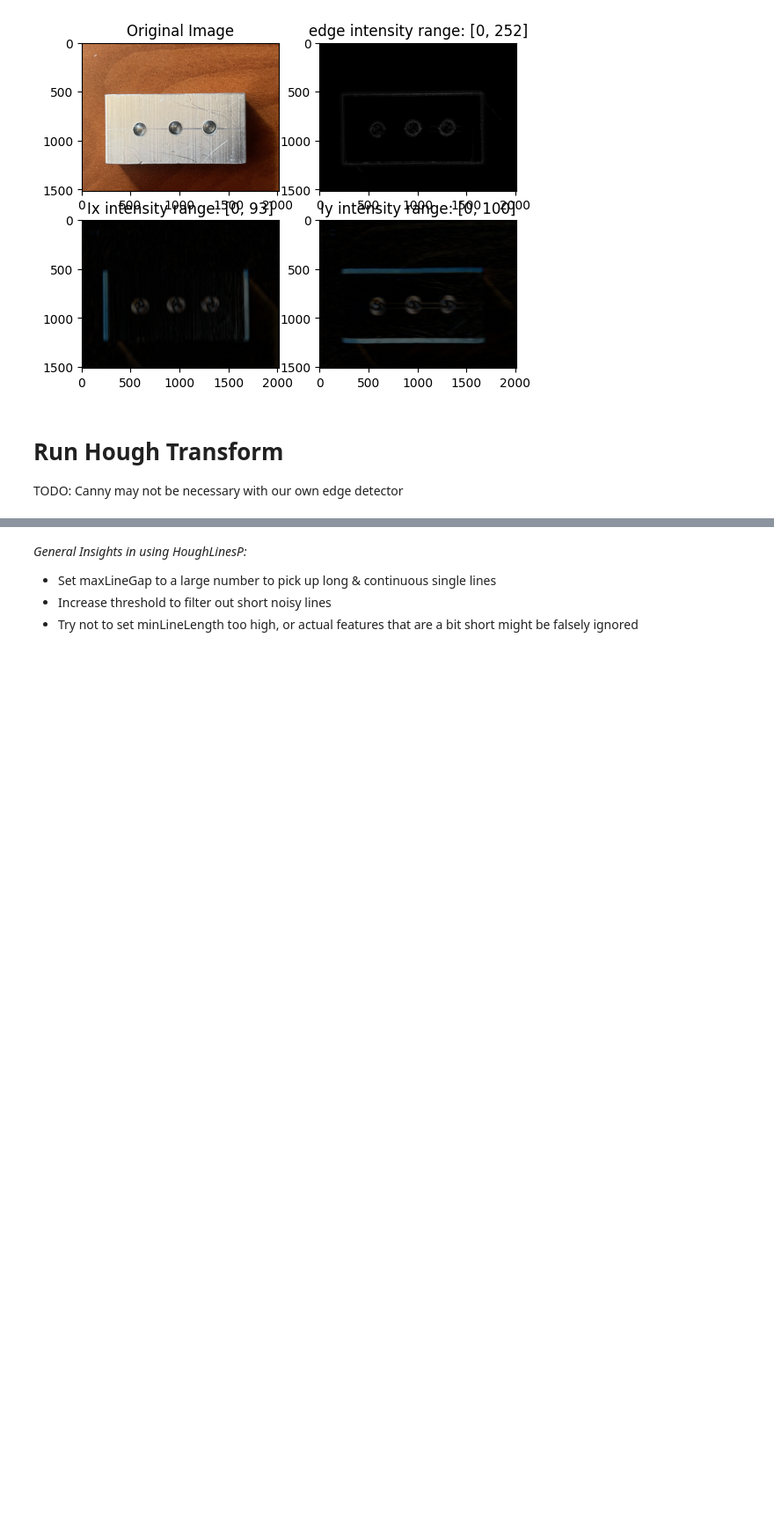
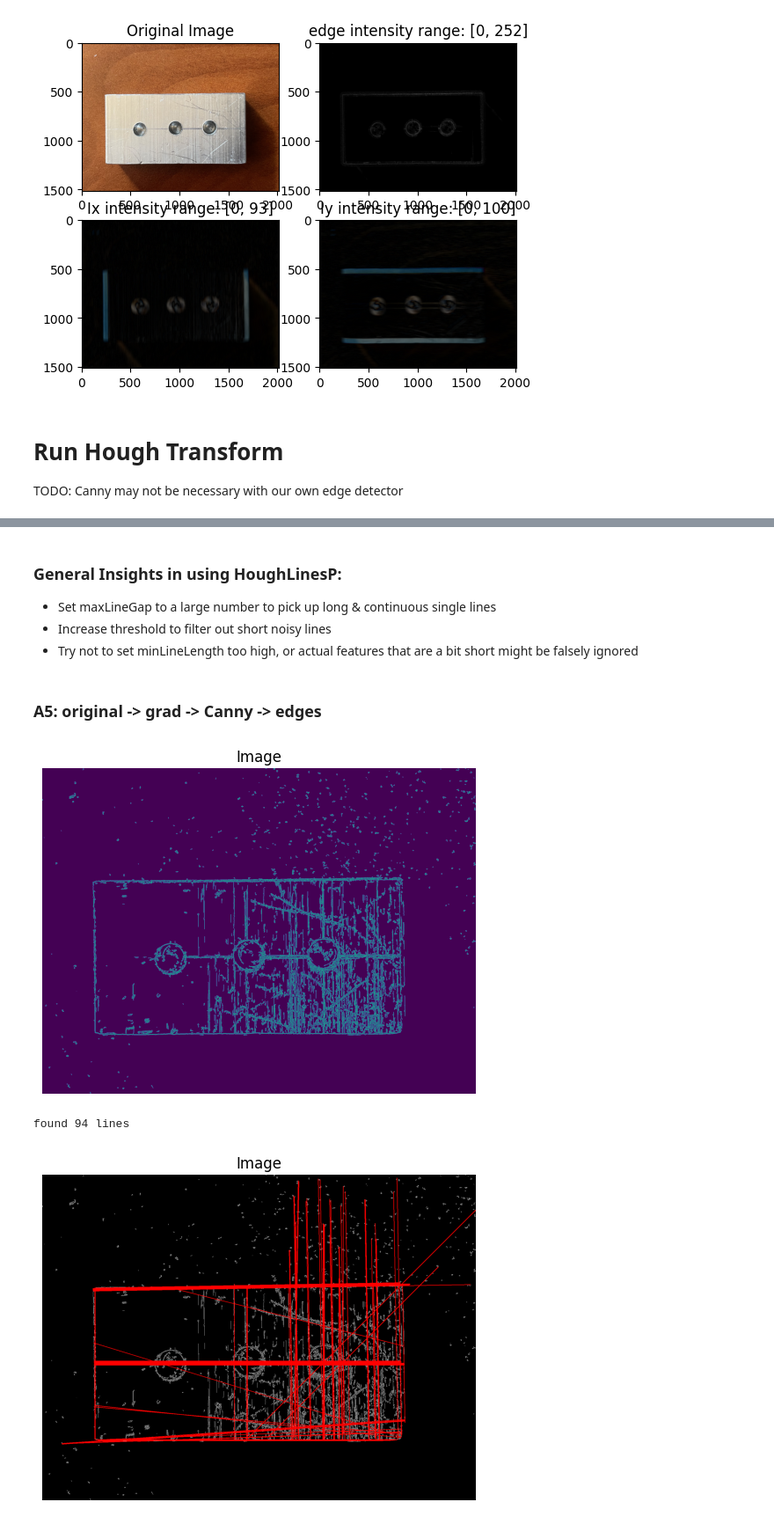
Before and after one commit to Zack-szh/CV-Based-Geometric-Dimensioning-Tolerancing, a Jupyter notebook: testing.ipynb, the cells around one changed output, grey strips where cells are left out. Shown at 88% size. Drawn from its saved outputs; the diff is of its cells as text; code cells hidden in the pictures; blank space fills up the shorter version.

```diff
--- a/testing.ipynb
+++ b/testing.ipynb
@@ -275,5 +288,19 @@ found 44 lines
 # %% [markdown]
-*General Insights in using HoughLinesP:*
+### General Insights in using HoughLinesP:
 * Set maxLineGap to a large number to pick up long & continuous single lines
 * Increase threshold to filter out short noisy lines
 * Try not to set minLineLength too high, or actual features that are a bit short might be falsely ignored
+# %% [markdown]
+### A5: original -> grad -> Canny -> edges
+# %%
+grad, _, _ = main.detect_edges(img_part1)
+# showImage(grad)
+edges = cv2.Canny(grad, 50, 150)
+# showImage(edges)
+
+found_lines_A5 = find_lines(edges)
+showImage(found_lines_A5)
+# %% [output]
+[figure, added]
+found 94 lines
+[figure, added]
```
Also changed, not shown: parts of 13 cells of this notebook, 1 other file.
